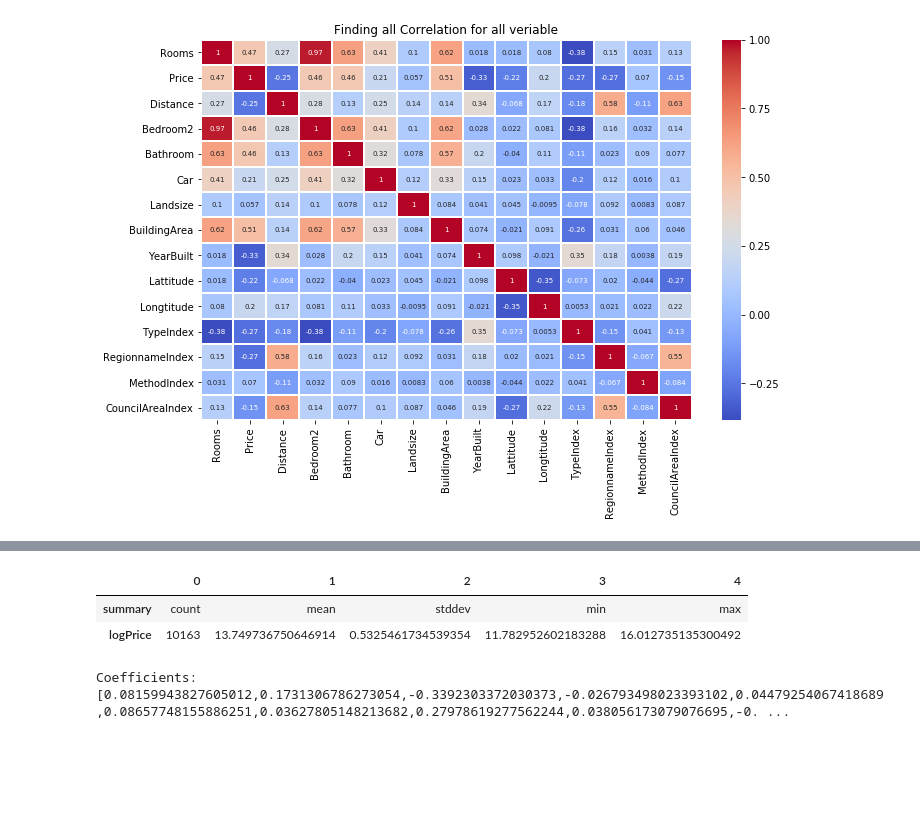
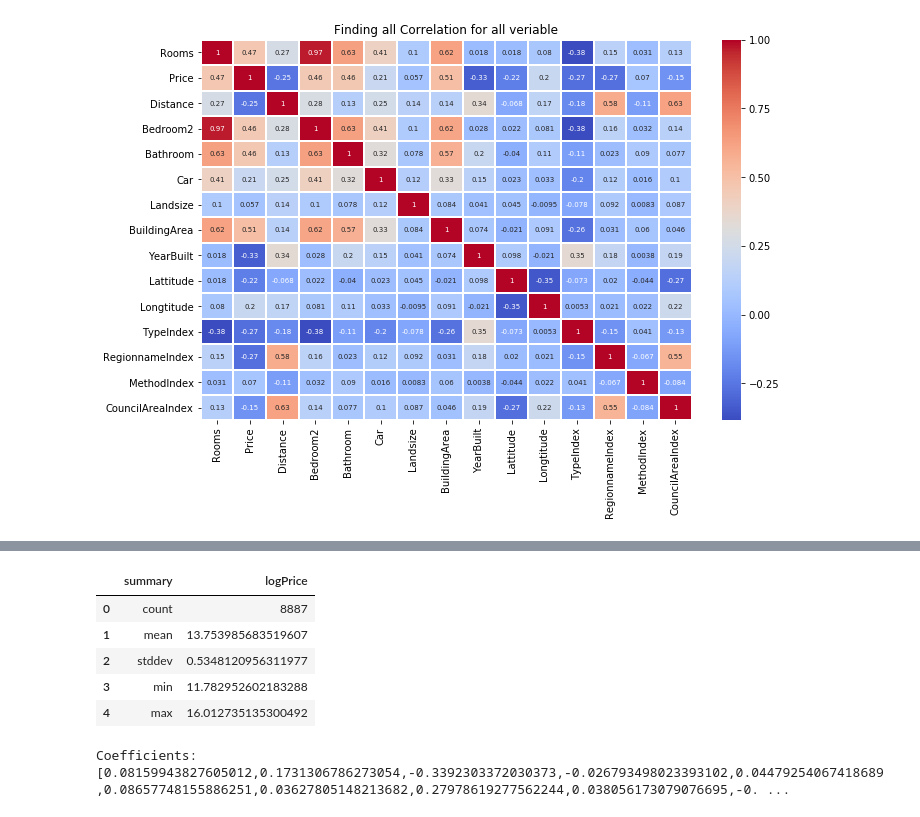
Before and after one commit to misl938/BDAS_misl938, a Jupyter notebook: Iteration4_misl938.ipynb, the cells around one changed output, grey strips where cells are left out. Drawn from its saved outputs; the diff is of its cells as text; code cells hidden in the pictures; blank space fills up the shorter version.

```diff
--- a/Iteration4_misl938.ipynb
+++ b/Iteration4_misl938.ipynb
@@ -771,11 +771,14 @@ final_housing_data.columns
  'logPrice']
 # %%
 # to view statistical information of the selected column(s)
-final_housing_data.describe('logPrice').toPandas().transpose()
+final_housing_data.describe('logPrice').toPandas()
 # %% [output]
-|  | 0 | 1 | 2 | 3 | 4 |
-| summary | count | mean | stddev | min | max |
-| logPrice | 10163 | 13.749736750646914 | 0.5325461734539354 | 11.782952602183288 | 16.012735135300492 |
+|  | summary | logPrice |
+| 0 | count | 8887 |
+| 1 | mean | 13.753985683519607 |
+| 2 | stddev | 0.5348120956311977 |
+| 3 | min | 11.782952602183288 |
+| 4 | max | 16.012735135300492 |
 # %%
 # The input columns are the feature columns names, and the output column is what you'd like the new column to be named.
 assembler = VectorAssembler(
```
Also changed, not shown: parts of 2 cells of this notebook.
